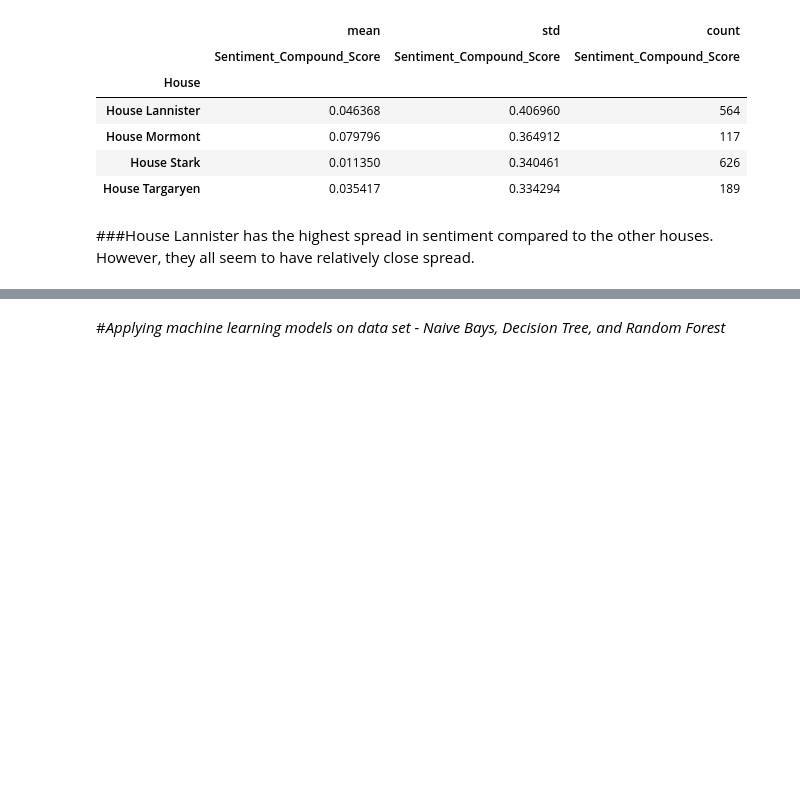
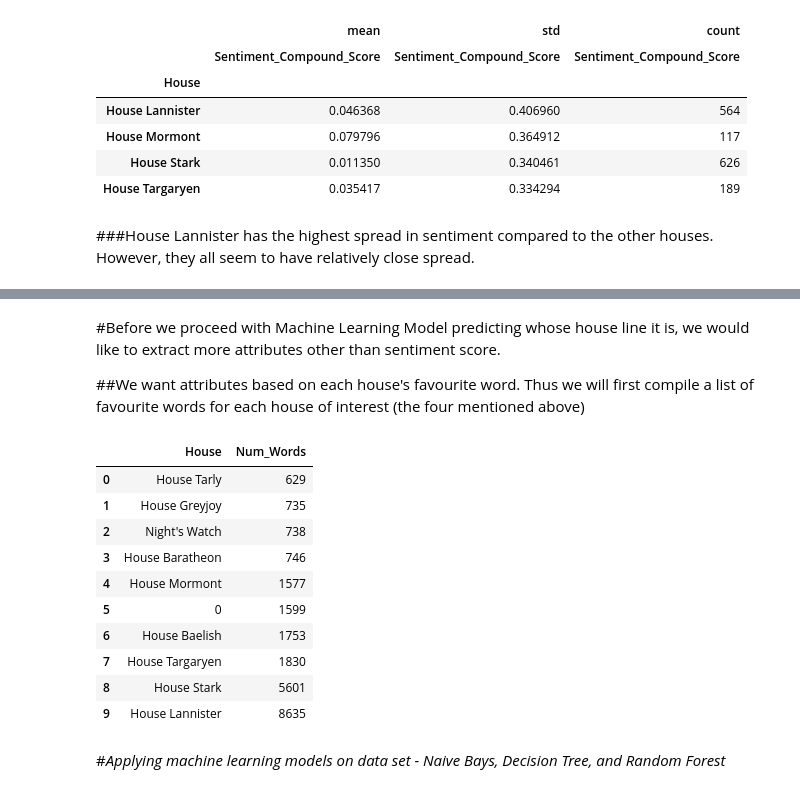
Before and after one commit to trong-shen/Game-of-Throne-Project, a Jupyter notebook: GOT_Project.ipynb, the cells around one changed output, grey strips where cells are left out. Drawn from its saved outputs; the diff is of its cells as text; code cells hidden in the pictures; blank space fills up the shorter version.

```diff
--- a/GOT_Project.ipynb
+++ b/GOT_Project.ipynb
@@ -519,0 +519,24 @@ table
+# %% [markdown]
+#Before we proceed with Machine Learning Model predicting whose house line it is, we would like to extract more attributes other than sentiment score.
+
+##We want attributes based on each house's favourite word. Thus we will first compile a list of favourite words for each house of interest (the four mentioned above)
+# %%
+# First we find the number of words spoken by each top four houses in Season 1
+GOT1HouseData = pd.pivot_table(GOT1, values = 'Num_Words', index = 'House', aggfunc=np.sum)
+GOT1HouseData = GOT1HouseData.sort_values('Num_Words') #find Houses with the most words said
+GOT1_TopHouses = GOT1HouseData.tail(10)
+
+GOT1_TopHouses = pd.DataFrame(GOT1_TopHouses.to_records()) #convert into a dataframe
+GOT1_TopHouses
+# %% [output]
+|  | House | Num_Words |
+| 0 | House Tarly | 629 |
+| 1 | House Greyjoy | 735 |
+| 2 | Night's Watch | 738 |
+| 3 | House Baratheon | 746 |
+| 4 | House Mormont | 1577 |
+| 5 | 0 | 1599 |
+| 6 | House Baelish | 1753 |
+| 7 | House Targaryen | 1830 |
+| 8 | House Stark | 5601 |
+| 9 | House Lannister | 8635 |
```
Also changed, not shown: parts of 6 cells of this notebook.
